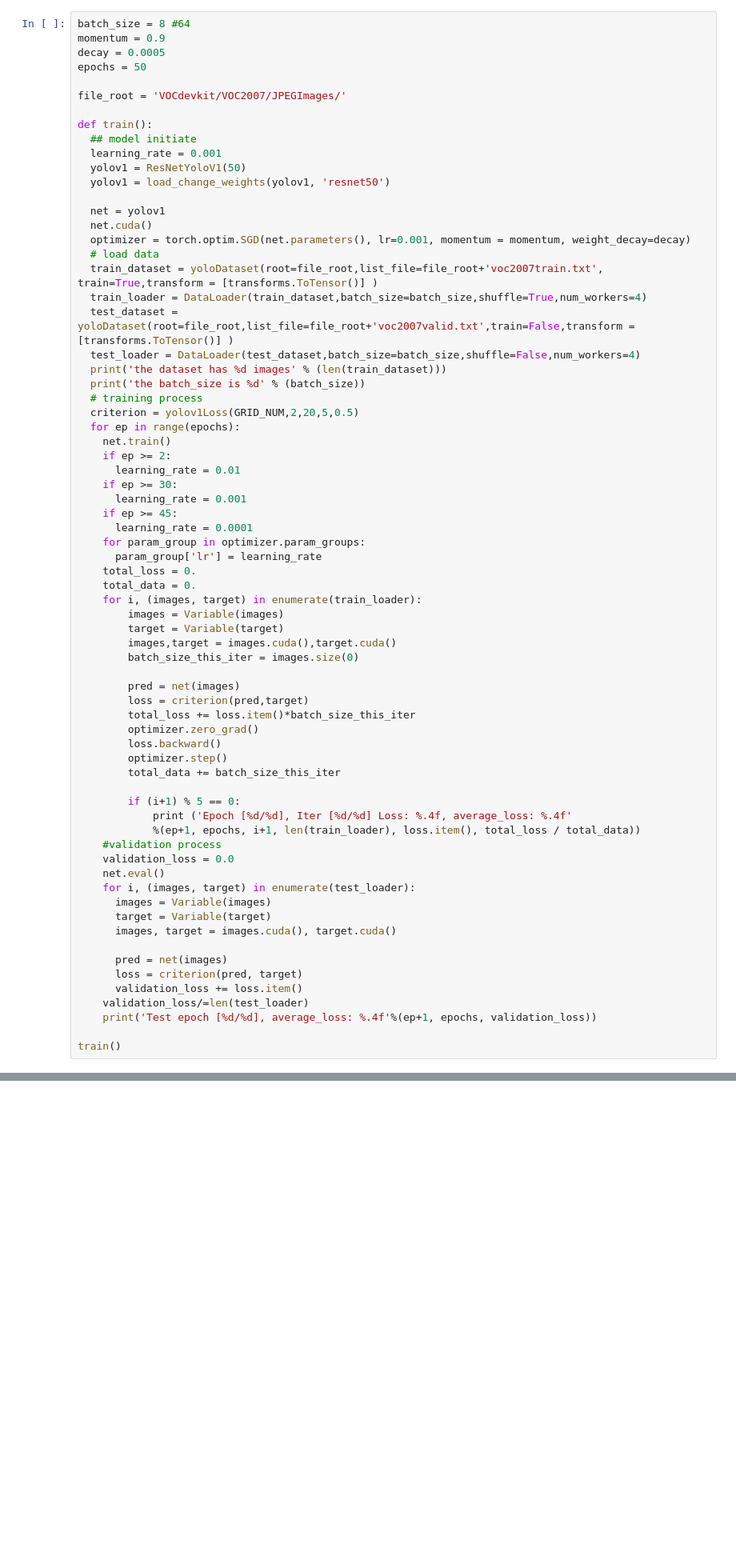
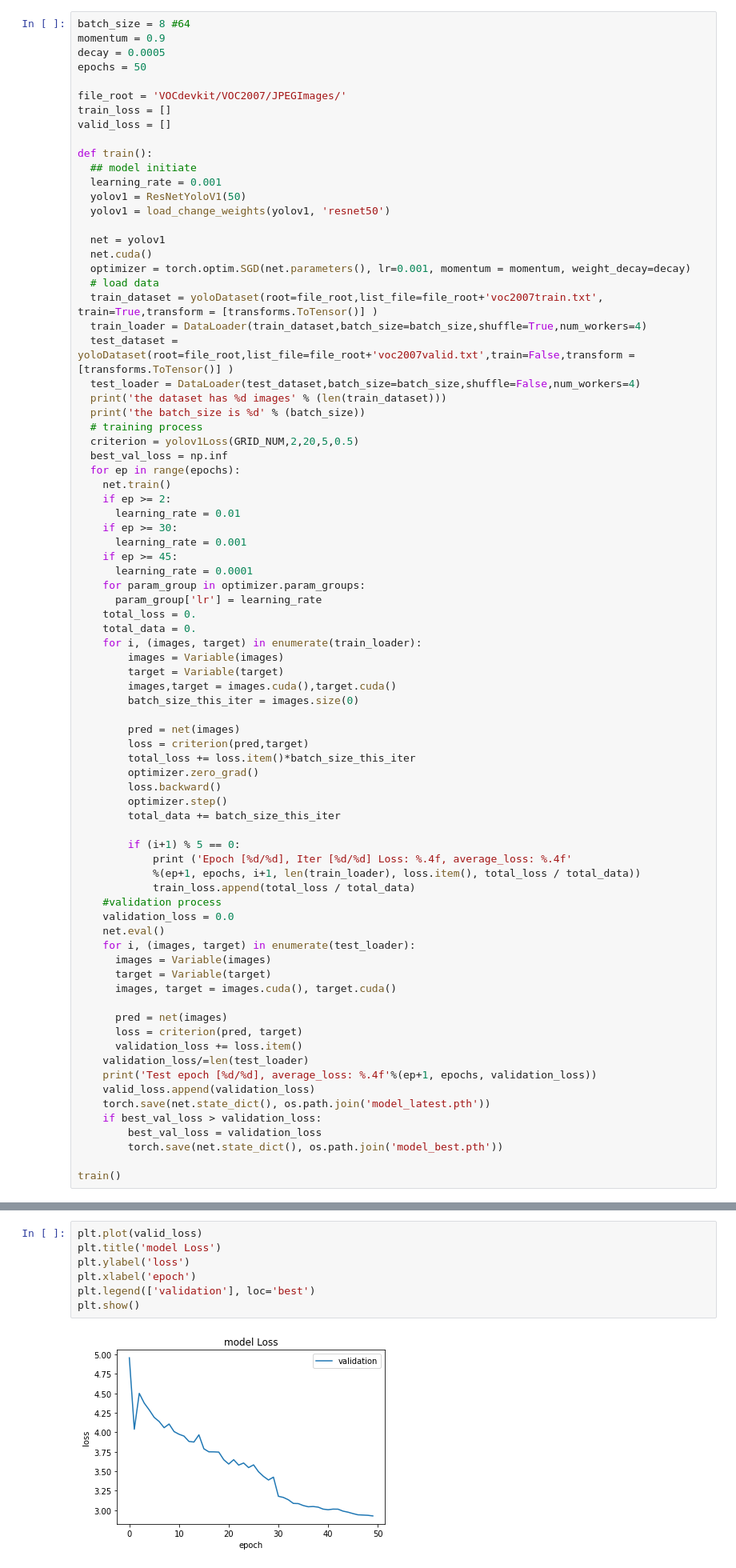
Before and after one commit to AndreaHsu/Yolo, a Jupyter notebook: Project01_Object-Detection-combined.ipynb, the cells around one changed output, grey strips where cells are left out. Shown at 80% size. Saved outputs shown, nothing was run; the diff lists cells and outputs as text; blank space fills up the shorter version.

Commit message:
finish training and save parameter

```diff
--- a/Project01_Object-Detection-combined.ipynb
+++ b/Project01_Object-Detection-combined.ipynb
@@ -599,6 +599,8 @@ decay = 0.0005
 epochs = 50
 
 file_root = 'VOCdevkit/VOC2007/JPEGImages/'
+train_loss = []
+valid_loss = []
 
 def train():
   ## model initiate
@@ -618,6 +620,7 @@ def train():
   print('the batch_size is %d' % (batch_size))
   # training process
   criterion = yolov1Loss(GRID_NUM,2,20,5,0.5)
+  best_val_loss = np.inf
   for ep in range(epochs):
     net.train()
     if ep >= 2:
@@ -647,6 +650,7 @@ def train():
         if (i+1) % 5 == 0:
             print ('Epoch [%d/%d], Iter [%d/%d] Loss: %.4f, average_loss: %.4f'
             %(ep+1, epochs, i+1, len(train_loader), loss.item(), total_loss / total_data))
+            train_loss.append(total_loss / total_data)
     #validation process
     validation_loss = 0.0
     net.eval()
@@ -660,6 +664,11 @@ def train():
       validation_loss += loss.item()
     validation_loss/=len(test_loader)
     print('Test epoch [%d/%d], average_loss: %.4f'%(ep+1, epochs, validation_loss))
+    valid_loss.append(validation_loss)
+    torch.save(net.state_dict(), os.path.join('model_latest.pth'))
+    if best_val_loss > validation_loss:
+        best_val_loss = validation_loss
+        torch.save(net.state_dict(), os.path.join('model_best.pth'))
 
 train()
 # %% [output]
@@ -683,3 +692,12 @@ Test epoch [50/50], average_loss: 2.5938
+# %%
+plt.plot(valid_loss)
+plt.title('model Loss')
+plt.ylabel('loss')
+plt.xlabel('epoch')
+plt.legend(['validation'], loc='best')
+plt.show()
+# %% [output]
+[figure, added]
 # %% [markdown]
 ## Evaluation on VOC
 # %%
```
Also changed, not shown: parts of 1 cell of this notebook, 1 other file.
